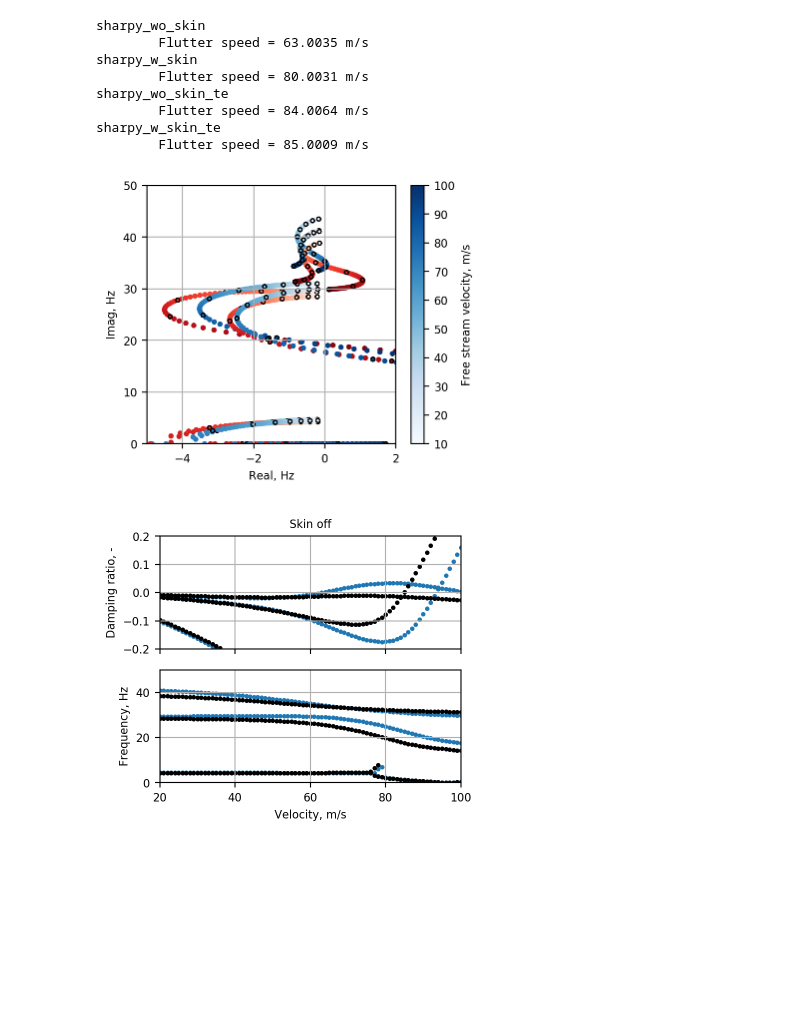
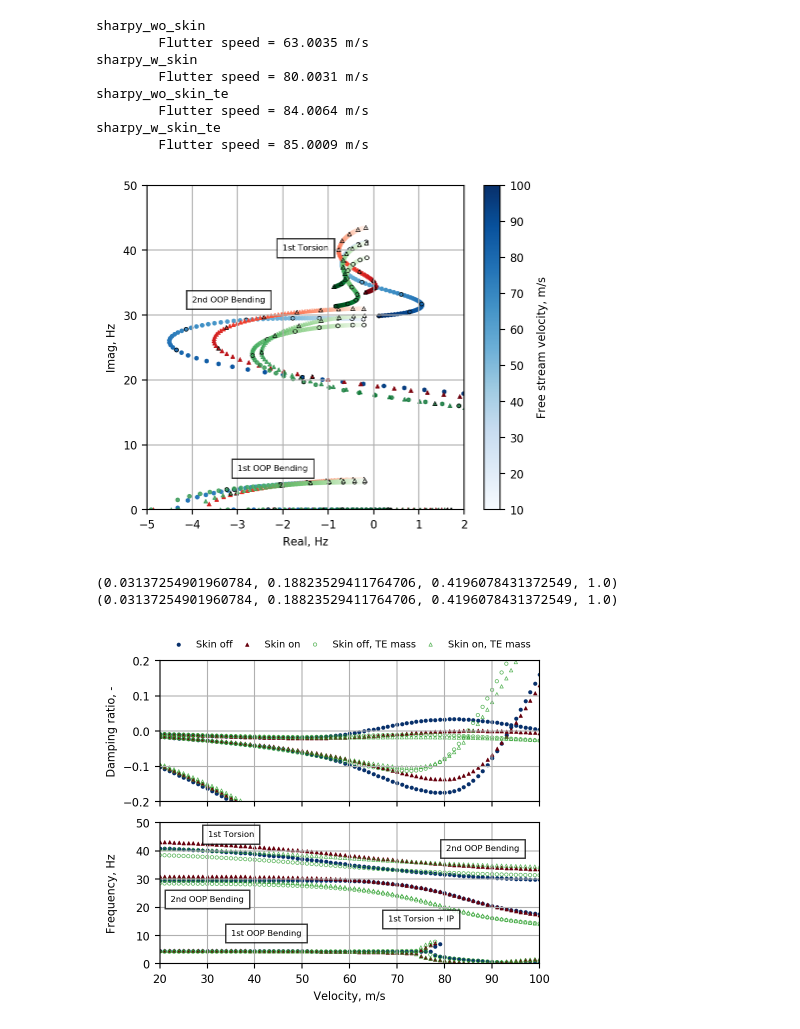
Before and after one commit to ngoiz/pazy-sharpy, a Jupyter notebook: 04_StraightWingFlutter/04_StraightWingFlutter.ipynb, the cells around one changed output. Cells and saved outputs as stored; diff of their text form; code cells hidden in the pictures; blank space fills up the shorter version.

Commit message:
Updated plots and new MRM data

```diff
--- a/04_StraightWingFlutter/04_StraightWingFlutter.ipynb
+++ b/04_StraightWingFlutter/04_StraightWingFlutter.ipynb
@@ -44,26 +60,36 @@ sharpy_w_skin_te
 # %%
 cm2in = 1/2.54
 ar = 1.2
-width_cm = 10
+width_cm = 12
 
 figsize = (width_cm * cm2in, width_cm / ar * cm2in)
 fig, ax = plt.subplots(ncols=1, figsize=figsize)
 
-for case in results.values():
+for name, case in results.items():
     if case['skin']:
         a = ax
-        cmap='Blues'
-        lab = 'Skin on'
+        cmap='Reds'
+#         lab = 'Skin on'
     else:
         a = ax
-        cmap='Reds'
-        lab = 'Skin off'
+        cmap='Blues'
+#         lab = 'Skin off'
+
+    if 'te' in name:
+        cmap = 'Greens'
     a.scatter(case['eigs'][:, 1] / 2 /np.pi, case['eigs'][:, 2]/2/np.pi, c=case['eigs'][:, 0], cmap=cmap,
-             s=8, label=lab)
+             s=8, **case['marker_style'], label=case['label'])
 
     for vel in np.linspace(10, 120, 12):
         vel_ind = (case['eigs'][:, 0] == vel)
-        a.scatter(case['eigs'][vel_ind, 1] / 2/np.pi, case['eigs'][vel_ind, 2]/2/np.pi, marker='o', color='none', edgecolor='k', s=8)
+        a.scatter(case['eigs'][vel_ind, 1] / 2/np.pi, case['eigs'][vel_ind, 2]/2/np.pi, marker=case['marker_style']['marker'], color='none', edgecolor='k', s=8, linewidth=0.5)
+
+
+# # mode description
+ax.text(-3, 6, '1st OOP Bending', bbox={'facecolor': 'white', 'alpha': 0.8}, fontsize=6)
+ax.text(-3.2, 32, '2nd OOP Bending', bbox={'facecolor': 'white', 'alpha': 0.8}, fontsize=6, horizontalalignment='center')
+ax.text(-1.5, 40, '1st Torsion', bbox={'facecolor': 'white', 'alpha': 0.8}, fontsize=6, horizontalalignment='center')
+
 
 # for a in ax
 a.set_xlim(-5, 2)
@@ -81,52 +107,73 @@ cb.ax.tick_params(labelsize=8)
 for item in ([a.title, a.xaxis.label, a.yaxis.label] +
              a.get_xticklabels() + a.get_yticklabels()):
     item.set_fontsize(8)
-
+# plt.legend(fontsize=8)
 plt.tight_layout()
-# plt.savefig('../figures/04_StraightFlutterEigs.eps')
+# plt.savefig('../figures/04_StraightFlutterEigs.pdf')
 # %% [output]
-[figure, old version]
+[figure, new version]
 # %%
 cm2in = 1/2.54
 ar = 1.2
-width_cm = 10
+width_cm = 12
 
 figsize = (width_cm * cm2in, width_cm / ar * cm2in)
 fig, ax = plt.subplots(nrows=2, sharex=True, figsize=figsize)
 
 for name, case in results.items():
     if case['skin']:
-        color='tab:red'
+        color=plt.get_cmap('Reds')(1.0)
         lab = 'Skin on'
-        continue
+        case['marker_style']['facecolor'] = color
     else:
-        color='tab:blue'
+        color=plt.get_cmap('Blues')(1.0)
+        print(color)
         lab = 'Skin off'
-
+        case['marker_style']['facecolor'] = color
     cond = case['vg'][:, 2] < 50
     if 'te' in name:
-        color='black'
-    ax[0].scatter(case['vg'][cond, 0], case['vg'][cond, 1], s=5, color=color, label=lab)
-    ax[1].scatter(case['vg'][cond, 0], case['vg'][cond, 2], s=5, color=color)
+        color='tab:green'
+        case['marker_style']['alpha'] = 0.8
+        case['marker_style']['facecolor'] = 'none'
+
+
+    ax[0].scatter(case['vg'][cond, 0], case['vg'][cond, 1], s=6, color=color, label=case['label'], **case['marker_style'])
+    ax[1].scatter(case['vg'][cond, 0], case['vg'][cond, 2], s=6, color=color,
+                  **case['marker_style'])
 
 ax[0].set_ylim(-0.2, 0.2)
 ax[0].grid()
 ax[1].set_ylim(0, 50)
 ax[1].grid()
 ax[1].set_xlabel('Velocity, m/s')
 ax[1].set_ylabel('Frequency, Hz')
 ax[0].set_ylabel('Damping ratio, -')
 ax[1].set_xlim(20, 100)
+ax[0].legend(frameon=False, bbox_to_anchor=(0,1.02,1,0.2), loc="lower left", ncol=4, mode='expand', fontsize=7)
+
+
 # ax[0].legend(fontsize=8)
-ax[0].set_title('Skin off')
+# ax[0].set_title('Skin off')
+
+# mode description
+ax[1].text(35, 10, '1st OOP Bending', bbox={'facecolor': 'white', 'alpha': 0.8}, fontsize=6)
+ax[1].text(30, 22, '2nd OOP Bending', bbox={'facecolor': 'white', 'alpha': 0.8}, fontsize=6, horizontalalignment='center')
+ax[1].text(35, 45, '1st Torsion', bbox={'facecolor': 'white', 'alpha': 0.8}, fontsize=6, horizontalalignment='center')
+
+ax[1].text(88, 40, '2nd OOP Bending', bbox={'facecolor': 'white', 'alpha': 0.8}, fontsize=6, horizontalalignment='center')
+ax[1].text(75, 15, '1st Torsion + IP', bbox={'facecolor': 'white', 'alpha': 0.8}, fontsize=6, horizontalalignment='center')
 
 
 for a in ax:
     for item in ([a.title, a.xaxis.label, a.yaxis.label] +
              a.get_xticklabels() + a.get_yticklabels()):
         item.set_fontsize(8)
 
+# ax[0].set_ylim(-0.01, 0.01)
 plt.tight_layout()
-# plt.savefig('../figures/04_StraightFlutterVg.eps')
+fig.align_ylabels(ax)
+# plt.savefig('../figures/04_StraightFlutterVg.pdf')
 # %% [output]
+(0.03137254901960784, 0.18823529411764706, 0.4196078431372549, 1.0)
+(0.03137254901960784, 0.18823529411764706, 0.4196078431372549, 1.0)
-[figure, old version]
+[figure, new version]
```
Also changed, not shown: parts of 1 cell of this notebook, 15 other files.
